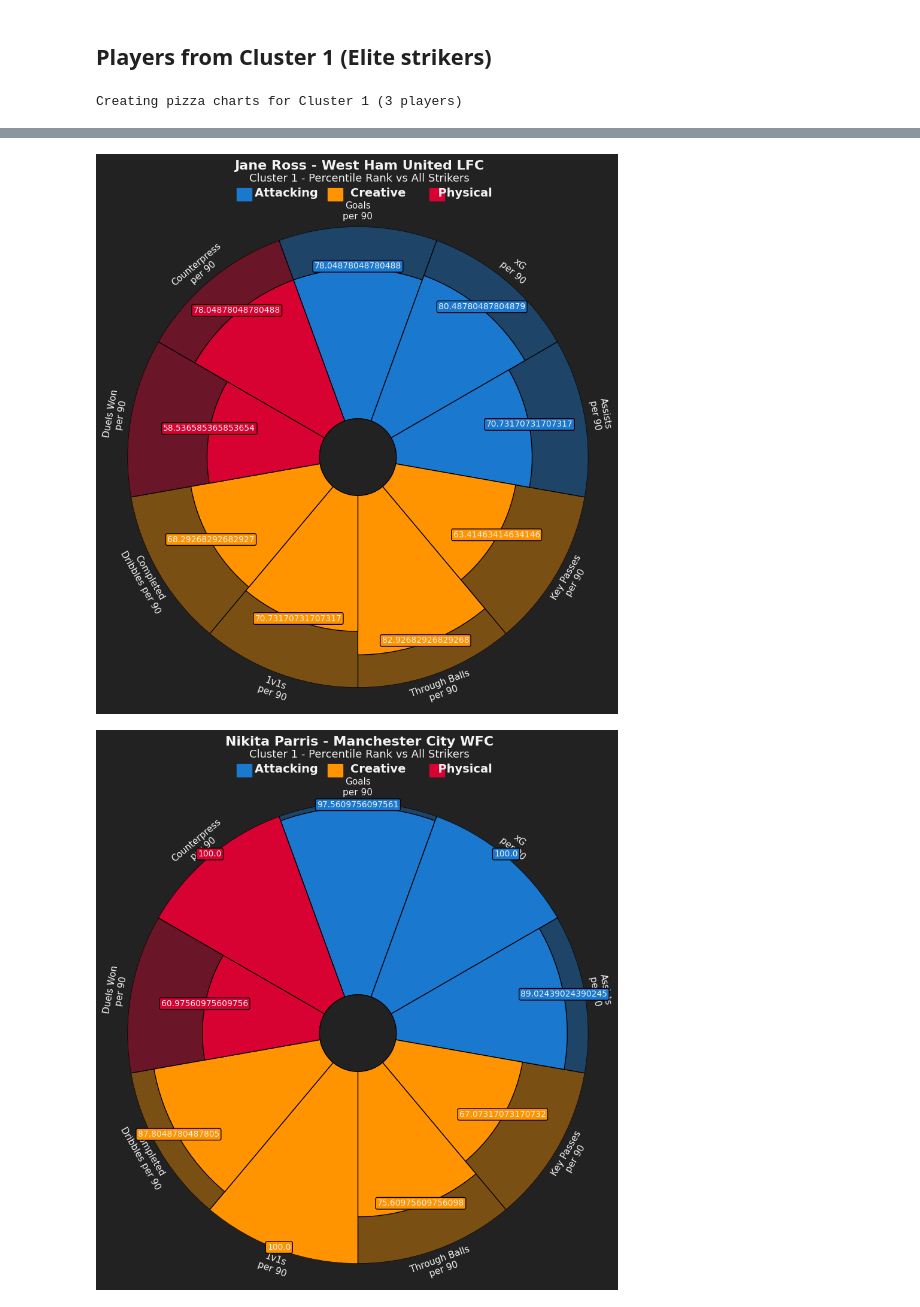
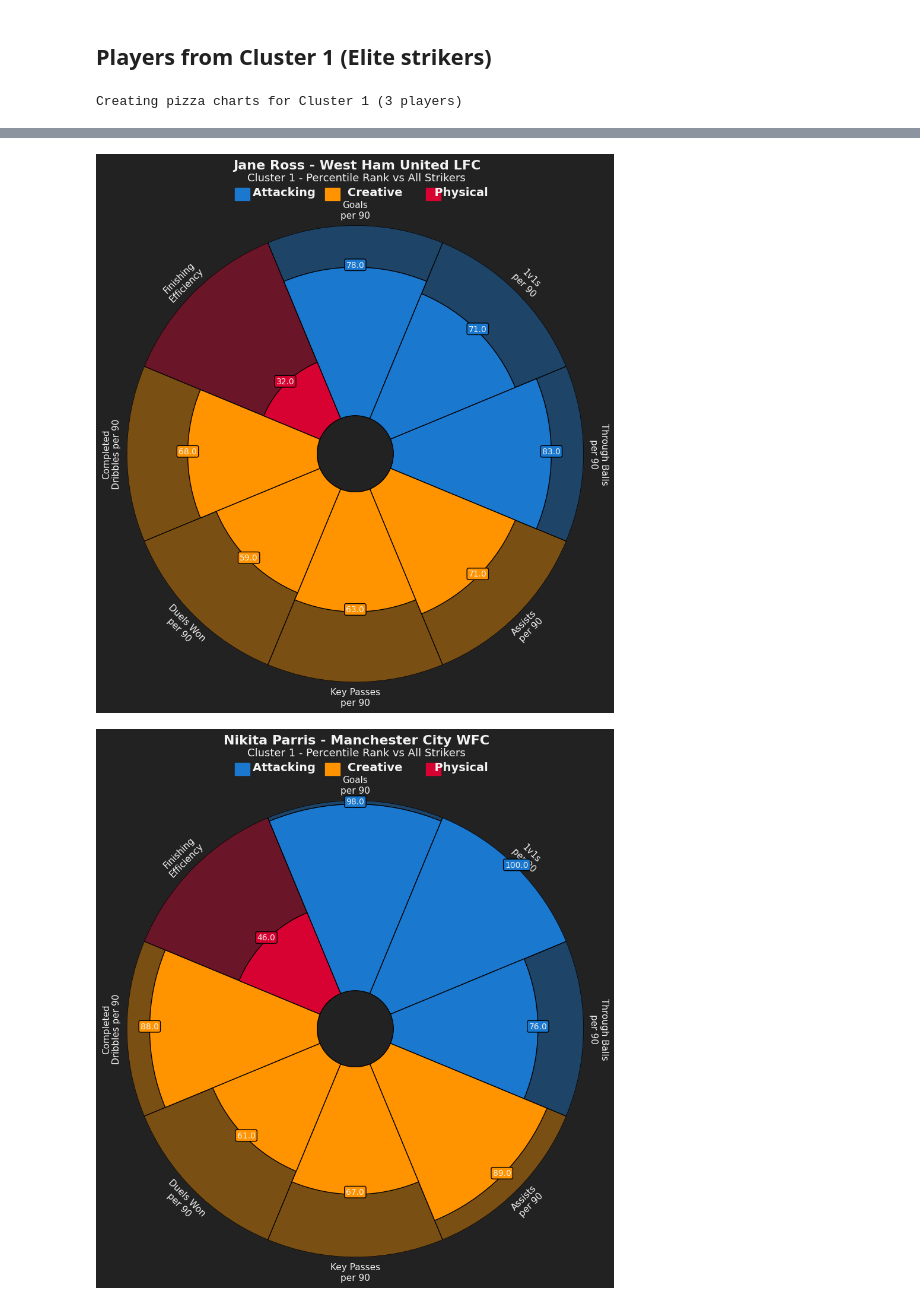
Before and after one commit to der-amit/wsl_data, a Jupyter notebook: notebooks/striker_analysis.ipynb, the cells around one changed output, grey strips where cells are left out. Cells and saved outputs as stored; diff of their text form; code cells hidden in the pictures.

Commit message:
added striker analysis

```diff
--- a/notebooks/striker_analysis.ipynb
+++ b/notebooks/striker_analysis.ipynb
@@ -178,0 +190,3 @@ clustering_data = stats_18[clustering_cols]
+# %%
+for col in clustering_cols:
+    final_df[col] = stats_18[col]
@@ -179,3 +202,5 @@ clustering_data = stats_18[clustering_cols]
+# %%
+clustering_data = final_df[clustering_cols]
 # %% [markdown]
 ### Clustering
 # %%
@@ -185,7 +210,7 @@ scaled_data = scaler.fit_transform(clustering_data)
 # Run KMeans clustering
 
 kmeans = KMeans(n_clusters=2, random_state=42)
-stats_18['cluster'] = kmeans.fit_predict(scaled_data)
+final_df['cluster'] = kmeans.fit_predict(scaled_data)
 # %%
 # check cluster distribution
 
@@ -364,40 +342,38 @@ from mplsoccer import PyPizza
 import matplotlib.pyplot as plt
 import numpy as np
 
-def create_individual_pizza_charts(stats_18, cluster_id, max_players=8):
+def create_individual_pizza_charts(final_df, cluster_id, max_players=8):
     """Create individual pizza charts for players in a specific cluster"""
 
-    # Parameters for strikers
+    # Parameters for strikers (updated to match your clustering features)
     params = [
-        "Goals\nper 90", "xG\nper 90", "Assists\nper 90", "Key Passes\nper 90",
-        "Through Balls\nper 90", "1v1s\nper 90", "Completed\nDribbles per 90",
-        "Duels Won\nper 90", "Counterpress\nper 90"
+        "Goals\nper 90", "Finishing\nEfficiency", "1v1s\nper 90", "Through Balls\nper 90",
+        "Key Passes\nper 90", "Assists\nper 90", "Completed\nDribbles per 90", "Duels Won\nper 90"
     ]
 
     metric_cols = [
-        'goals_per90', 'xG_per90', 'assists_per90', 'key_passes_per90',
-        'through_balls_per90', '1vs1_per90', 'completed_dribbles_per90',
-        'duels_won_per90', 'counterpress_per90'
+        'goals_per90', 'finishing_efficiency', '1vs1_per90', 'through_balls_per90',
+        'key_passes_per90', 'assists_per90', 'completed_dribbles_per90', 'duels_won_per90'
     ]
 
-    # Color scheme
-    slice_colors = ["#1A78CF"] * 3 + ["#FF9300"] * 4 + ["#D70232"] * 2
-    text_colors = ["#F2F2F2"] * 9
+    # Color scheme: 3 attacking, 4 creative, 1 physical
+    slice_colors = ["#1A78CF"] * 3 + ["#FF9300"] * 4 + ["#D70232"] * 1
+    text_colors = ["#F2F2F2"] * 8
 
     # Calculate percentiles
     for col in metric_cols:
-        stats_18[f'{col}_percentile'] = stats_18[col].rank(pct=True) * 100
+        final_df[f'{col}_percentile'] = final_df[col].rank(pct=True) * 100
 
     # Get players from specified cluster
-    cluster_players = stats_18[stats_18['cluster'] == cluster_id].head(max_players)
+    cluster_players = final_df[final_df['cluster'] == cluster_id].head(max_players)
 
     print(f"Creating pizza charts for Cluster {cluster_id} ({len(cluster_players)} players)")
 
     # Create individual charts
     for idx, (_, player) in enumerate(cluster_players.iterrows()):
 
-        # Get percentile values
-        values = [player[f'{metric}_percentile'] for metric in metric_cols]
+        # Get percentile values and round them
+        values = [round(player[f'{metric}_percentile'], 0) for metric in metric_cols]
 
         # Create pizza chart
         baker = PyPizza(
@@ -459,6 +436,6 @@ Creating pizza charts for Cluster 0 (3 players)
 # %% [markdown]
 ## Players from Cluster 1 (Elite strikers)
 # %%
-create_individual_pizza_charts(stats_18, cluster_id=1, max_players=3)
+create_individual_pizza_charts(final_df, cluster_id=1, max_players=3)
 # %% [output]
 Creating pizza charts for Cluster 1 (3 players)
@@ -466,3 +443,3 @@ Creating pizza charts for Cluster 1 (3 players)
-[figure, old version]
+[figure, new version]
-[figure, old version]
+[figure, new version]
 # %%
```
Also changed, not shown: parts of 25 cells of this notebook, 1 other file.
